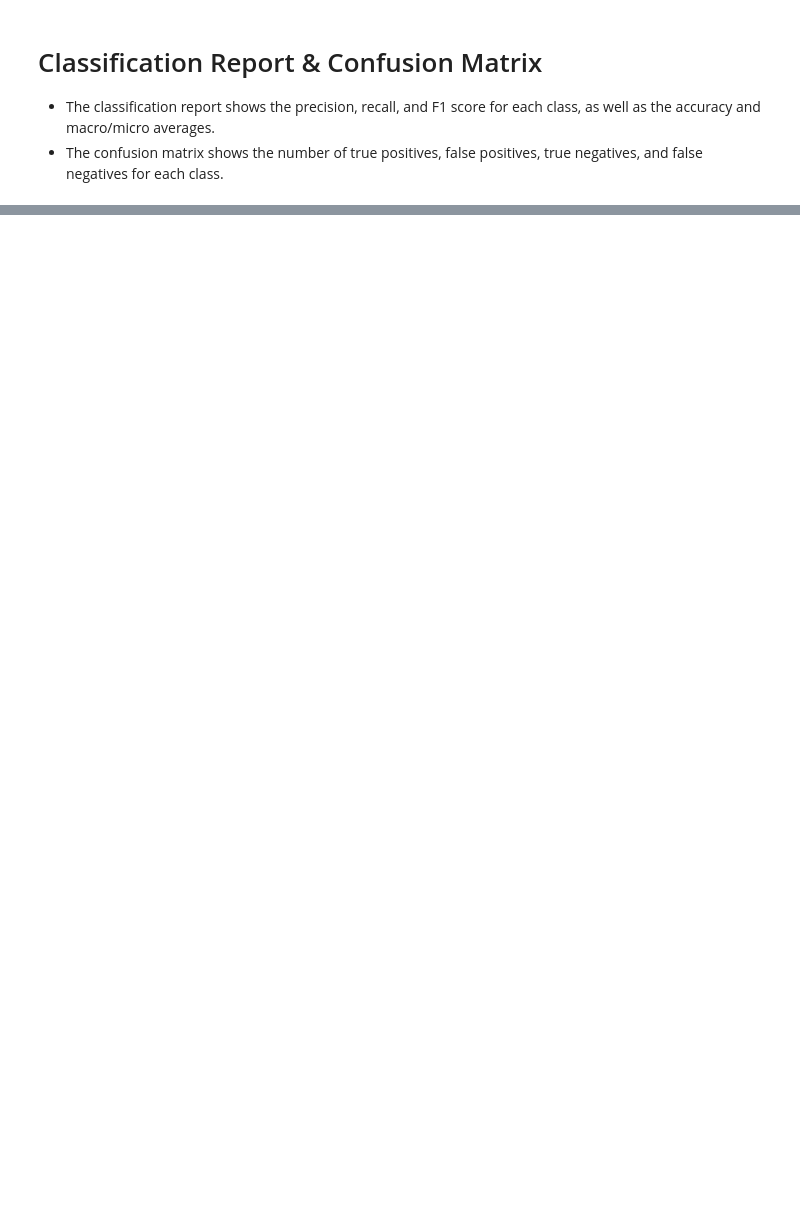
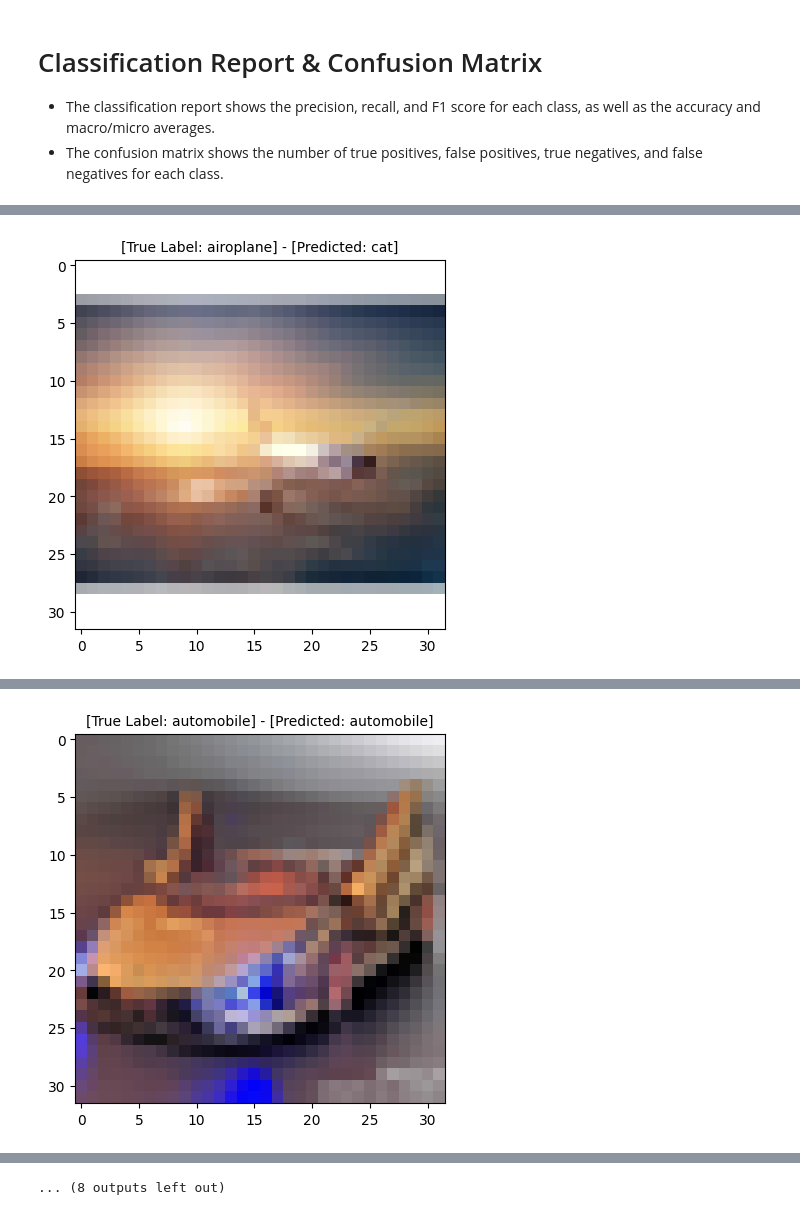
Before and after one commit to the-geeks-diary/machine-learning-guides, a Jupyter notebook: articles/deep-learning/02-image-classification/notebooks/01-image-classification-cifar10.ipynb, the cells around one changed output, grey strips where cells are left out. Saved outputs shown, nothing was run; the diff lists cells and outputs as text; code cells hidden in the pictures; blank space fills up the shorter version.

```diff
--- a/articles/deep-learning/02-image-classification/notebooks/01-image-classification-cifar10.ipynb
+++ b/articles/deep-learning/02-image-classification/notebooks/01-image-classification-cifar10.ipynb
@@ -213,0 +220,36 @@ plt.show()
+# %%
+import numpy as np
+from PIL import Image
+image_files = {
+    0:('airoplane','../data/airoplane.jpg'),
+    1:('automobile','../data/automobile.jpg'),
+    2:('bird','../data/bird.jpg'),
+    3:('cat','../data/cat.jpg'),
+    4:('deer','../data/deer.jpg'),
+    5:('dog','../data/dog.jpg'),
+    6:('frog','../data/frog.jpg'),
+    7:('horse','../data/horse.jpg'),
+    8:('ship','../data/ship.jpg'),
+    9:('truck','../data/truck.jpg')
+}
+for index in range(10):
+    name, image_path = image_files[index]
+    image = Image.open(image_path)
+    image = Image.open(image_path)
+    image = image.resize((32, 32))
+    image = np.array(image)
+    image = image / 255.0
+    image_reshaped = image.reshape(1, 32, 32, 3)
+    # Make a prediction on the new image
+    prediction = model.predict(image_reshaped)
+
+    # Convert the prediction to a class label
+    predicted_label = np.argmax(prediction, axis=1)[0]
+    # Define the label names
+    label_names = {0: 'airplane', 1: 'automobile', 2: 'bird', 3: 'cat', 4: 'deer', 5: 'dog', 6: 'frog', 7: 'horse', 8: 'ship', 9: 'truck'}
+    # Print the predicted label
+    predicted_label_name = label_names[predicted_label]
+    plt.imshow(image)
+    plt.title(f"[True Label: {name}] - [Predicted: {predicted_label_name}]",fontsize=10)
+    plt.show()
+# %% [output]
@@ -213,0 +257 @@ plt.show()
+[figure, added]
@@ -213,0 +259 @@ plt.show()
+[figure, added]
@@ -213,0 +268 @@ plt.show()
+... (8 outputs left out)
```
Also changed, not shown: parts of 9 cells of this notebook, 12 other files.
